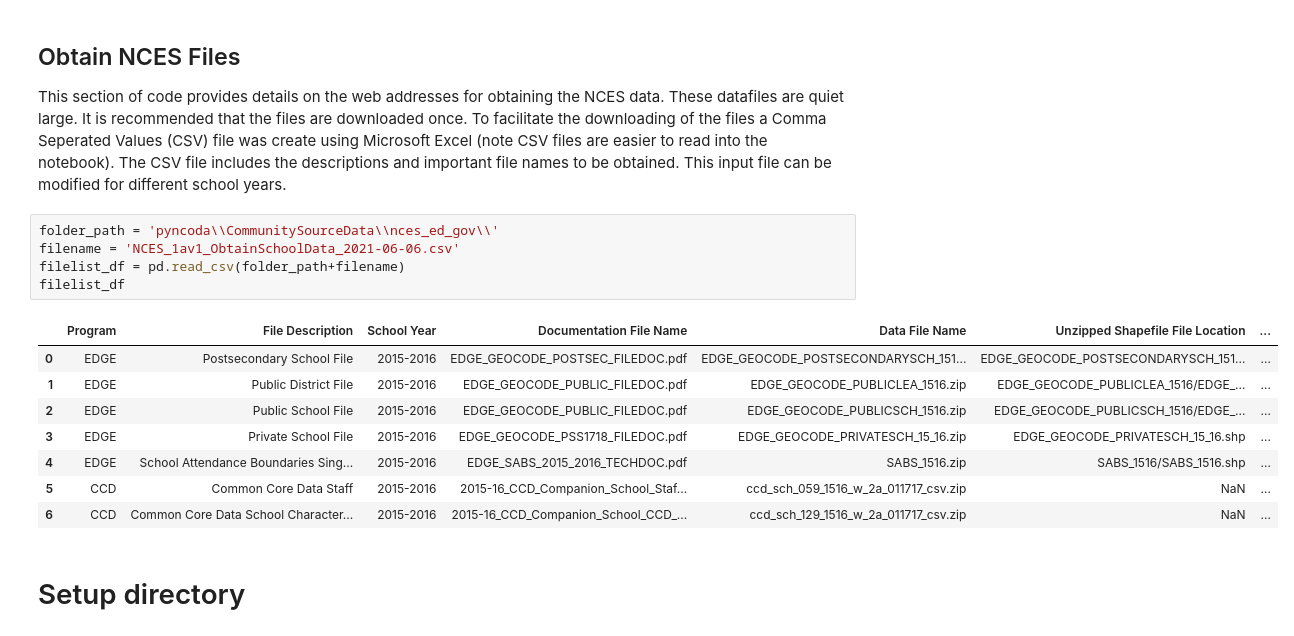
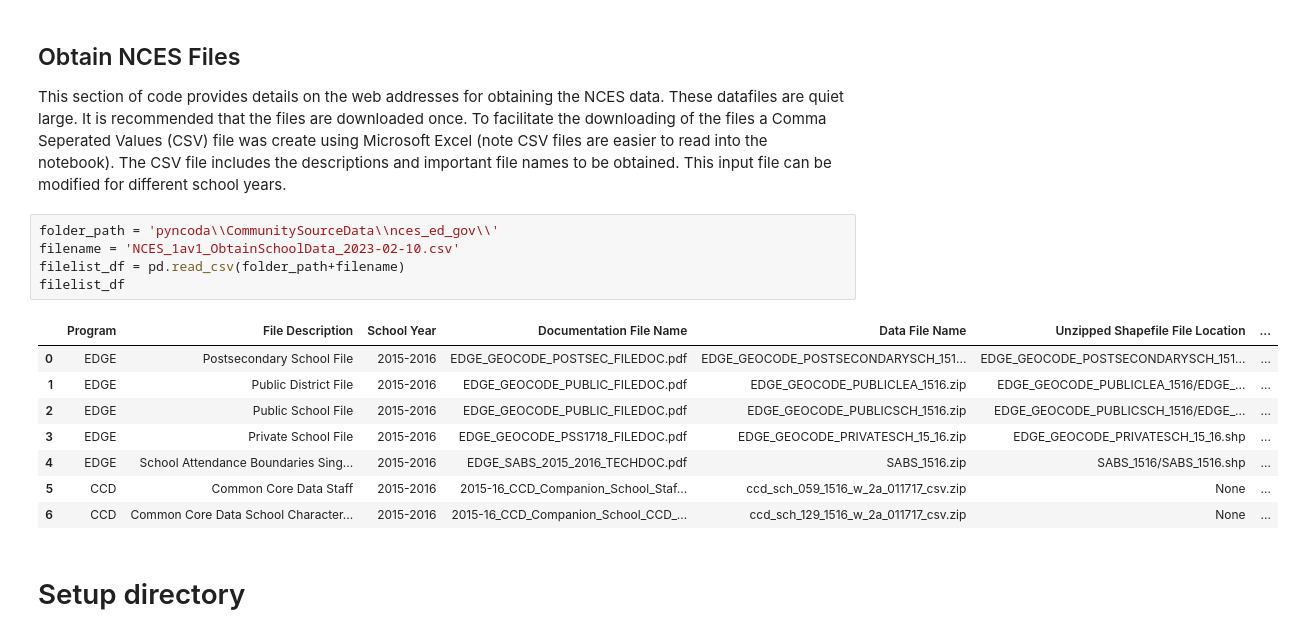
Before and after one commit to npr99/intersect-community-data, a Jupyter notebook: ncoda_07ev1_run_SREC_workflow.ipynb, the cells around one changed output. Cells and saved outputs as stored; diff of their text form.

Commit message:
check NCES obtain data workflow

```diff
--- a/ncoda_07ev1_run_SREC_workflow.ipynb
+++ b/ncoda_07ev1_run_SREC_workflow.ipynb
@@ -91,18 +94,18 @@ os.getcwd()
 This section of code provides details on the web addresses for obtaining the NCES data. These datafiles are quiet large. It is recommended that the files are downloaded once. To facilitate the downloading of the files a Comma Seperated Values (CSV) file was create using Microsoft Excel (note CSV files are easier to read into the notebook). The CSV file includes the descriptions and important file names to be obtained. This input file can be modified for different school years.
 # %%
 folder_path = 'pyncoda\\CommunitySourceData\\nces_ed_gov\\'
-filename = 'NCES_1av1_ObtainSchoolData_2021-06-06.csv'
+filename = 'NCES_1av1_ObtainSchoolData_2023-02-10.csv'
 filelist_df = pd.read_csv(folder_path+filename)
 filelist_df
 # %% [output]
 |  | Program | File Description | School Year | Documentation File Name | Data File Name | Unzipped Shapefile File Location | ... |
 | 0 | EDGE | Postsecondary School File | 2015-2016 | EDGE_GEOCODE_POSTSEC_FILEDOC.pdf | EDGE_GEOCODE_POSTSECONDARYSCH_151... | EDGE_GEOCODE_POSTSECONDARYSCH_151... | ... |
 | 1 | EDGE | Public District File | 2015-2016 | EDGE_GEOCODE_PUBLIC_FILEDOC.pdf | EDGE_GEOCODE_PUBLICLEA_1516.zip | EDGE_GEOCODE_PUBLICLEA_1516/EDGE_... | ... |
 | 2 | EDGE | Public School File | 2015-2016 | EDGE_GEOCODE_PUBLIC_FILEDOC.pdf | EDGE_GEOCODE_PUBLICSCH_1516.zip | EDGE_GEOCODE_PUBLICSCH_1516/EDGE_... | ... |
 | 3 | EDGE | Private School File | 2015-2016 | EDGE_GEOCODE_PSS1718_FILEDOC.pdf | EDGE_GEOCODE_PRIVATESCH_15_16.zip | EDGE_GEOCODE_PRIVATESCH_15_16.shp | ... |
 | 4 | EDGE | School Attendance Boundaries Sing... | 2015-2016 | EDGE_SABS_2015_2016_TECHDOC.pdf | SABS_1516.zip | SABS_1516/SABS_1516.shp | ... |
-| 5 | CCD | Common Core Data Staff | 2015-2016 | 2015-16_CCD_Companion_School_Staf... | ccd_sch_059_1516_w_2a_011717_csv.zip | NaN | ... |
-| 6 | CCD | Common Core Data School Character... | 2015-2016 | 2015-16_CCD_Companion_School_CCD_... | ccd_sch_129_1516_w_2a_011717_csv.zip | NaN | ... |
+| 5 | CCD | Common Core Data Staff | 2015-2016 | 2015-16_CCD_Companion_School_Staf... | ccd_sch_059_1516_w_2a_011717_csv.zip | None | ... |
+| 6 | CCD | Common Core Data School Character... | 2015-2016 | 2015-16_CCD_Companion_School_CCD_... | ccd_sch_129_1516_w_2a_011717_csv.zip | None | ... |
 # %% [markdown]
 # Setup directory
 # %%
```
Also changed, not shown: parts of 13 cells of this notebook, 1 other file.
